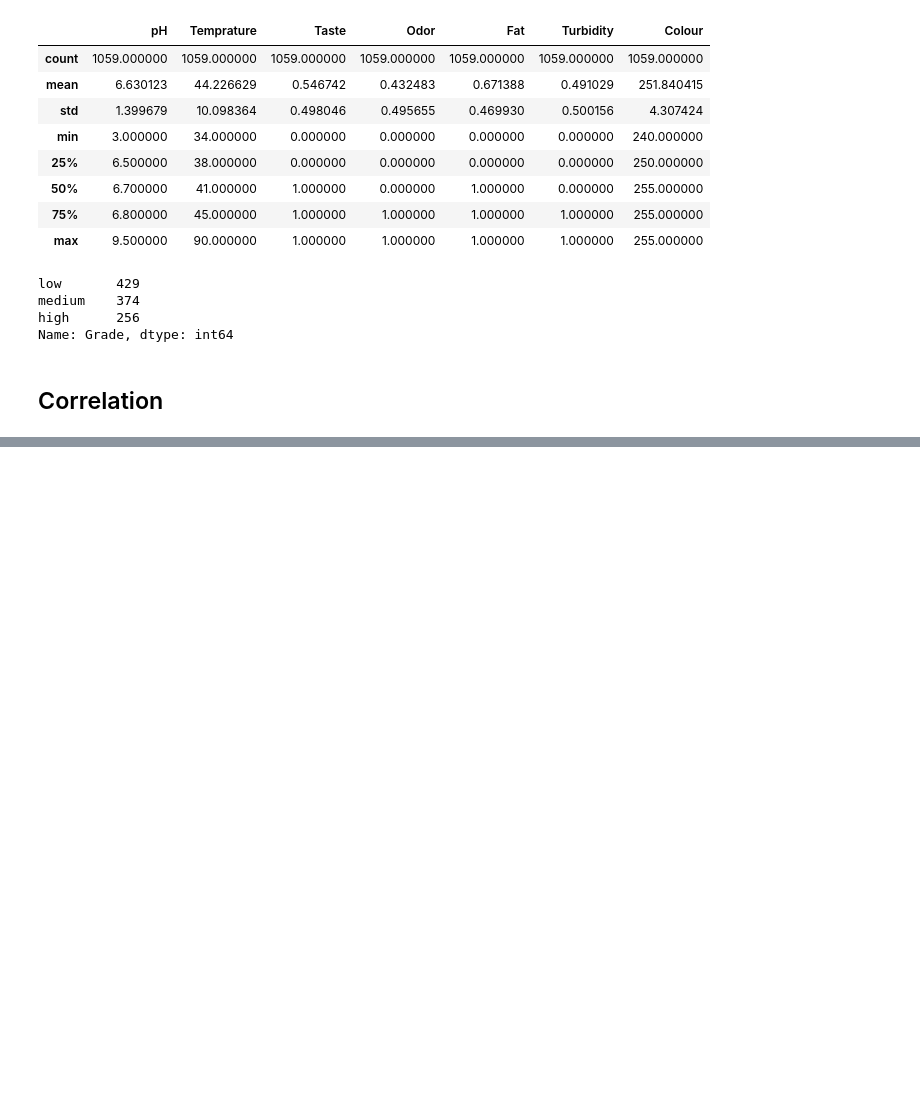
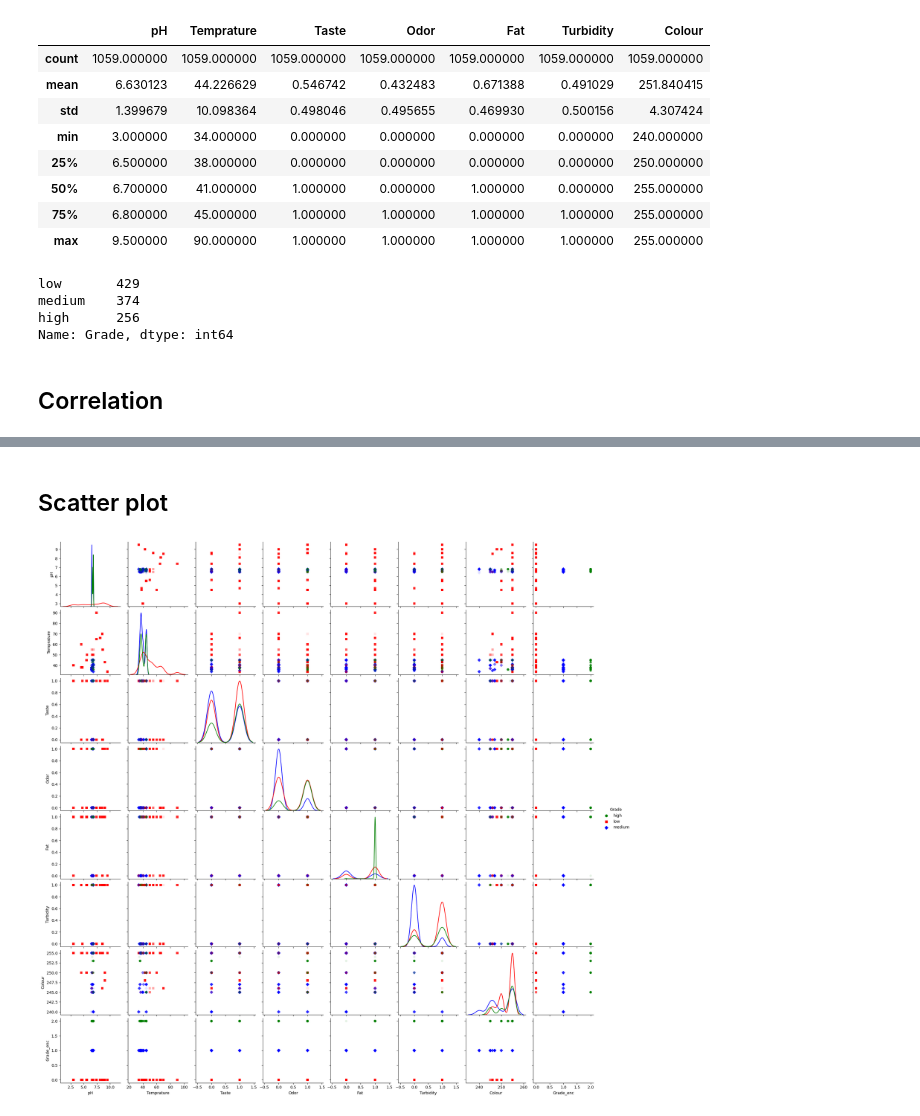
Before and after one commit to kulaphongj/milk_quality_prediction, a Jupyter notebook: 1_eda.ipynb, the cells around one changed output, grey strips where cells are left out. Saved outputs shown, nothing was run; the diff lists cells and outputs as text; code cells hidden in the pictures; blank space fills up the shorter version.

```diff
--- a/1_eda.ipynb
+++ b/1_eda.ipynb
@@ -197,0 +241,11 @@ plot_correlation_heat(df_raw, method='spearman')
+# %% [markdown]
+## Scatter plot
+# %%
+custom_colors = {"high": "green", "medium": "blue", "low": "red"}
+
+sns.pairplot(df_raw, hue="Grade", markers=["o", "s", "D"],
+            palette=custom_colors, plot_kws={'alpha': 0.1, 'edgecolor': 'None'},
+            diag_kws={'fill': False})
+plt.show()
+# %% [output]
+[figure, added]
```
Also changed, not shown: parts of 11 cells of this notebook, 1 other file.
